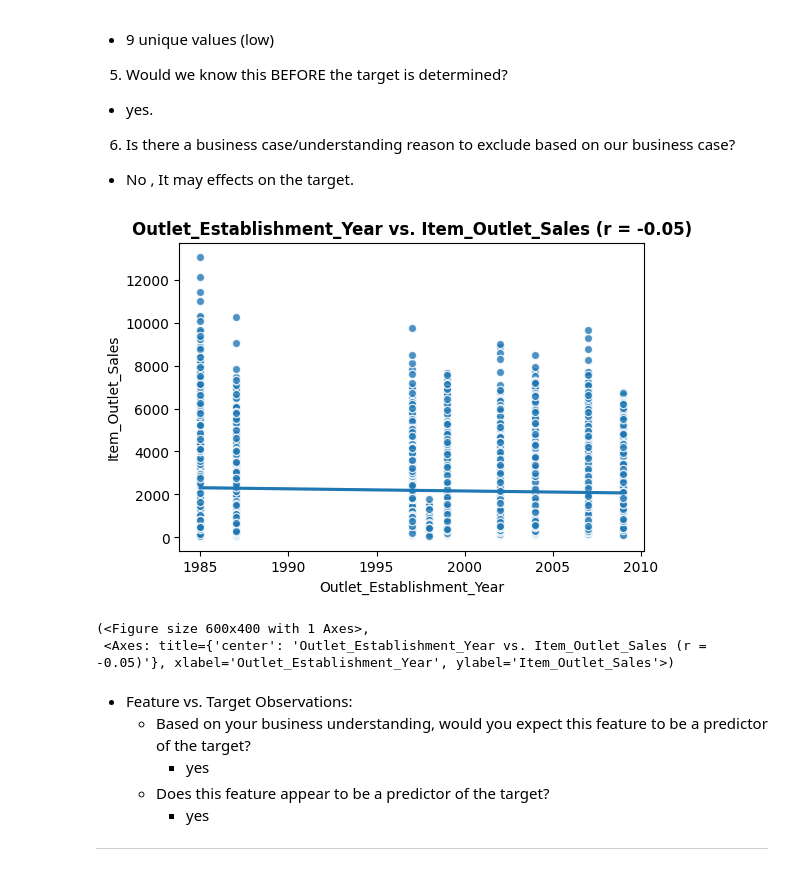
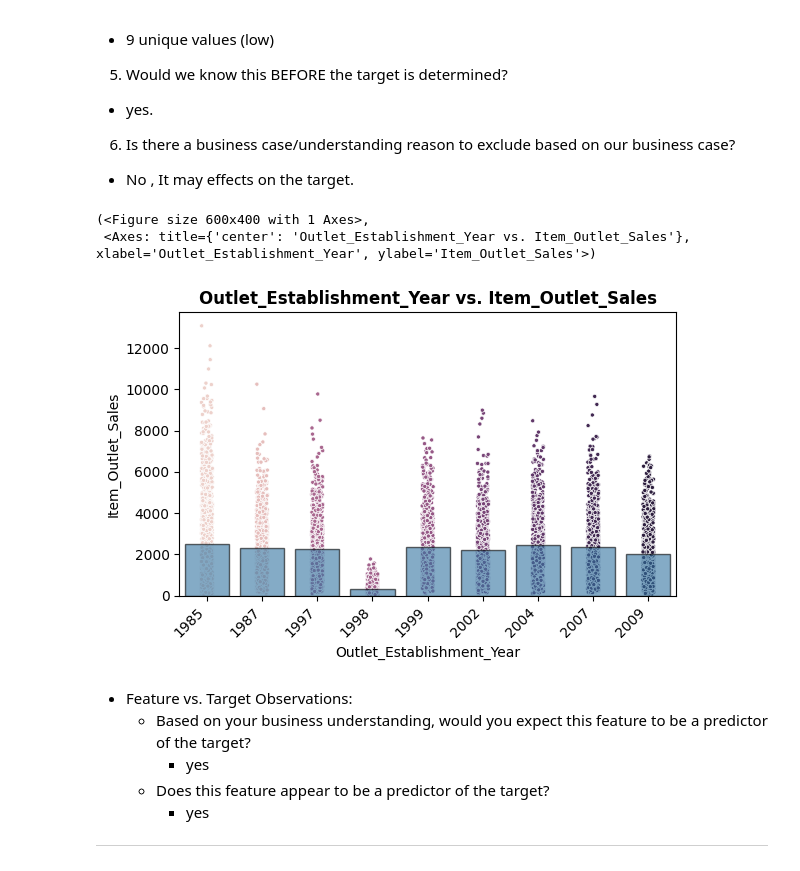
Before and after one commit to abeeraz379/Prediction-of-Product-sales, a Jupyter notebook: prediction of product sales.ipynb, the cells around one changed output. Cells and saved outputs as stored; diff of their text form; code cells hidden in the pictures.

```diff
--- a/prediction of product sales.ipynb
+++ b/prediction of product sales.ipynb
@@ -874,5 +918,8 @@ feature='Outlet_Establishment_Year'
 new_df[feature].dtype
 # %% [output]
 dtype('int64')
+# %%
+# change feature data type to object
+new_df[feature]=new_df[feature].astype('object')
 # %%
 # run the appropriate explore function (based on feature's dtype)
@@ -905,11 +952,11 @@ explore_numeric(new_df,feature);
   - No , It may effects on the target.
 # %%
 # Run the appropriate feature vs. target function (based on dtype)
-plot_numeric_vs_target(new_df,feature ,'Item_Outlet_Sales')
+plot_categorical_vs_target(new_df,feature ,'Item_Outlet_Sales')
 # %% [output]
+(<Figure size 600x400 with 1 Axes>,
+ <Axes: title={'center': 'Outlet_Establishment_Year vs. Item_Outlet_Sales'}, xlabel='Outlet_Establishment_Year', ylabel='Item_Outlet_Sales'>)
-[figure, old version]
+[figure, new version]
-(<Figure size 600x400 with 1 Axes>,
- <Axes: title={'center': 'Outlet_Establishment_Year vs. Item_Outlet_Sales (r = -0.05)'}, xlabel='Outlet_Establishment_Year', ylabel='Item_Outlet_Sales'>)
 # %% [markdown]
 - Feature vs. Target Observations:
   - Based on your business understanding, would you expect this feature to be a predictor of the target?
```
Also changed, not shown: parts of 30 cells of this notebook.
